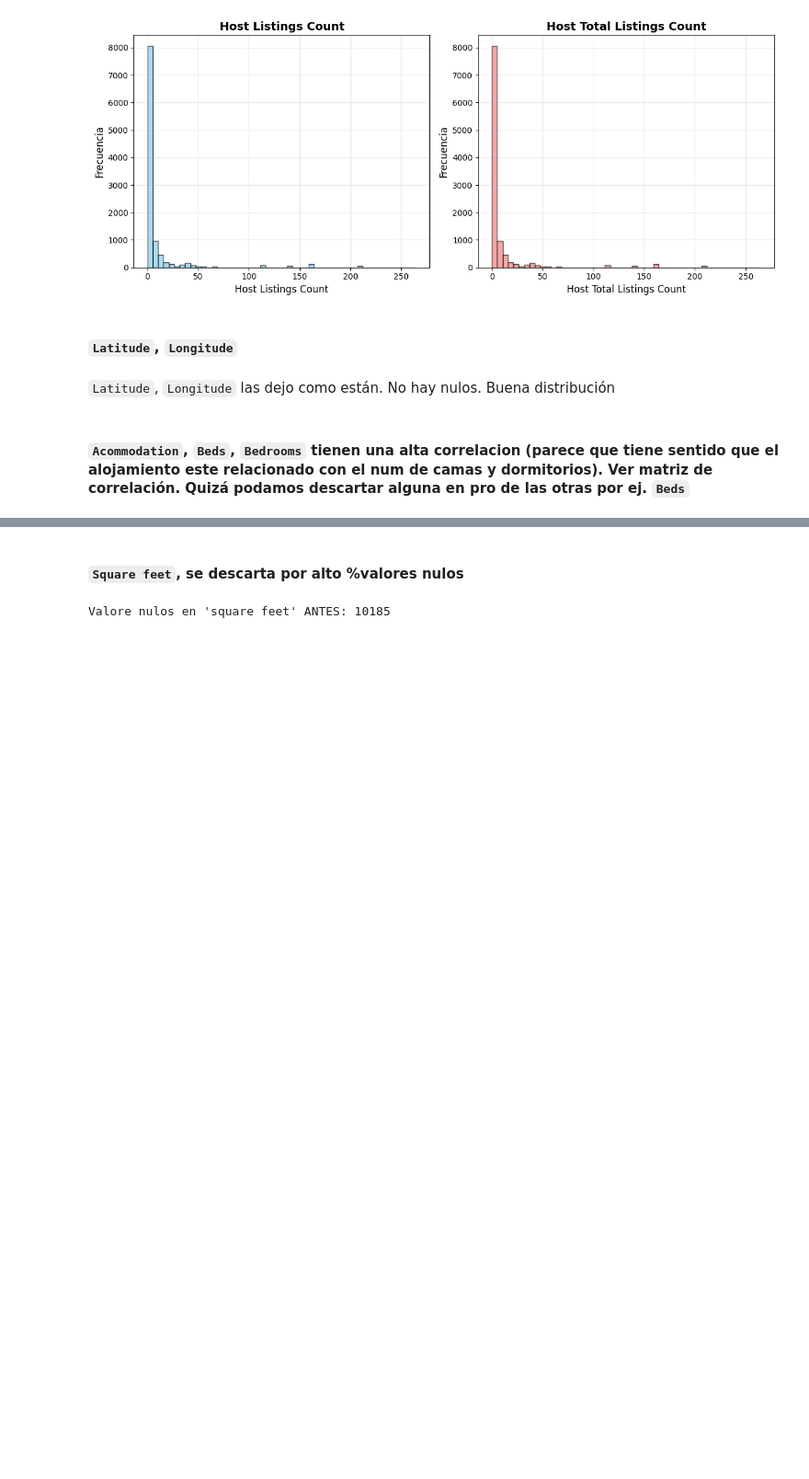
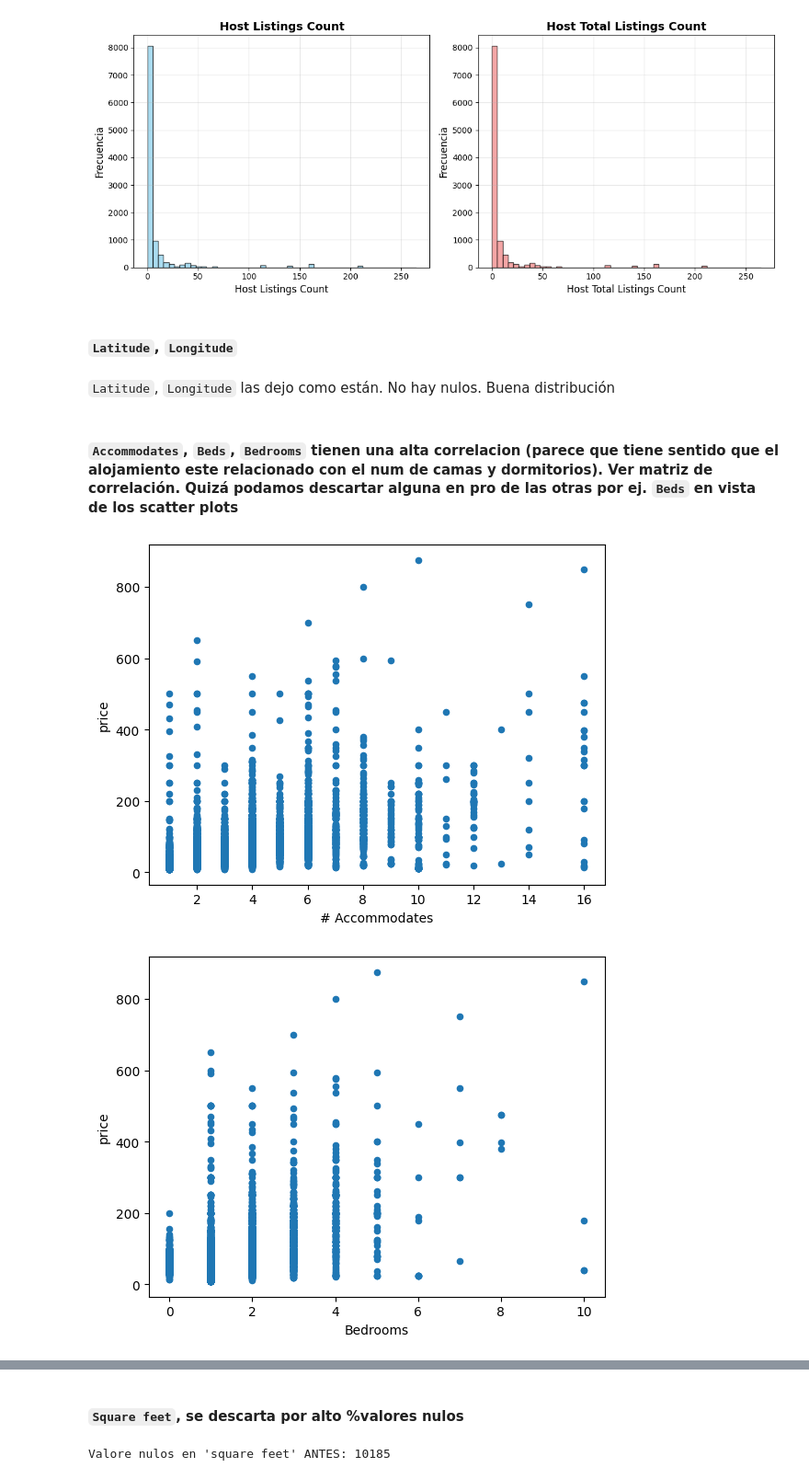
Before and after one commit to mariaeugenia-alvarez/hands-on-coding-machine-learning-project, a Jupyter notebook: ml-airbnb.ipynb, the cells around one changed output, grey strips where cells are left out. Shown: that part at 92% size. Saved outputs shown, nothing was run; the diff lists cells and outputs as text; code cells hidden in the pictures; blank space fills up the shorter version.

```diff
--- a/ml-airbnb.ipynb
+++ b/ml-airbnb.ipynb
@@ -291,4 +291,27 @@ plt.show()
 # %% [markdown]
 `Latitude`, `Longitude` las dejo como están. No hay nulos. Buena distribución
 # %% [markdown]
-#### `Acommodation`, `Beds`, `Bedrooms` tienen una alta correlacion (parece que tiene sentido que el alojamiento este relacionado con el num de camas y dormitorios). Ver matriz de correlación. Quizá podamos descartar alguna en pro de las otras por ej. `Beds`
+#### `Accommodates`, `Beds`, `Bedrooms` tienen una alta correlacion (parece que tiene sentido que el alojamiento este relacionado con el num de camas y dormitorios). Ver matriz de correlación. Quizá podamos descartar alguna en pro de las otras por ej. `Beds` en vista de los scatter plots
+# %%
+pretrain_data.plot(kind = 'scatter',x='Accommodates',y = 'Price')
+plt.xlabel('# Accommodates')
+plt.ylabel('price')
+plt.show()
+
+pretrain_data.plot(kind = 'scatter',x='Bedrooms',y = 'Price')
+plt.xlabel('Bedrooms')
+plt.ylabel('price')
+plt.show()
+
+pretrain_data.plot(kind = 'scatter',x='Beds',y = 'Price')
+plt.xlabel('Beds')
+plt.ylabel('price')
+plt.show()
+
+pretrain_data.plot(kind = 'scatter',x='Bathrooms',y = 'Price')
+plt.xlabel('Bathrooms')
+plt.ylabel('price')
+plt.show()
+# %% [output]
+[figure, added]
+[figure, added]
```
Also changed, not shown: parts of 35 cells of this notebook.
